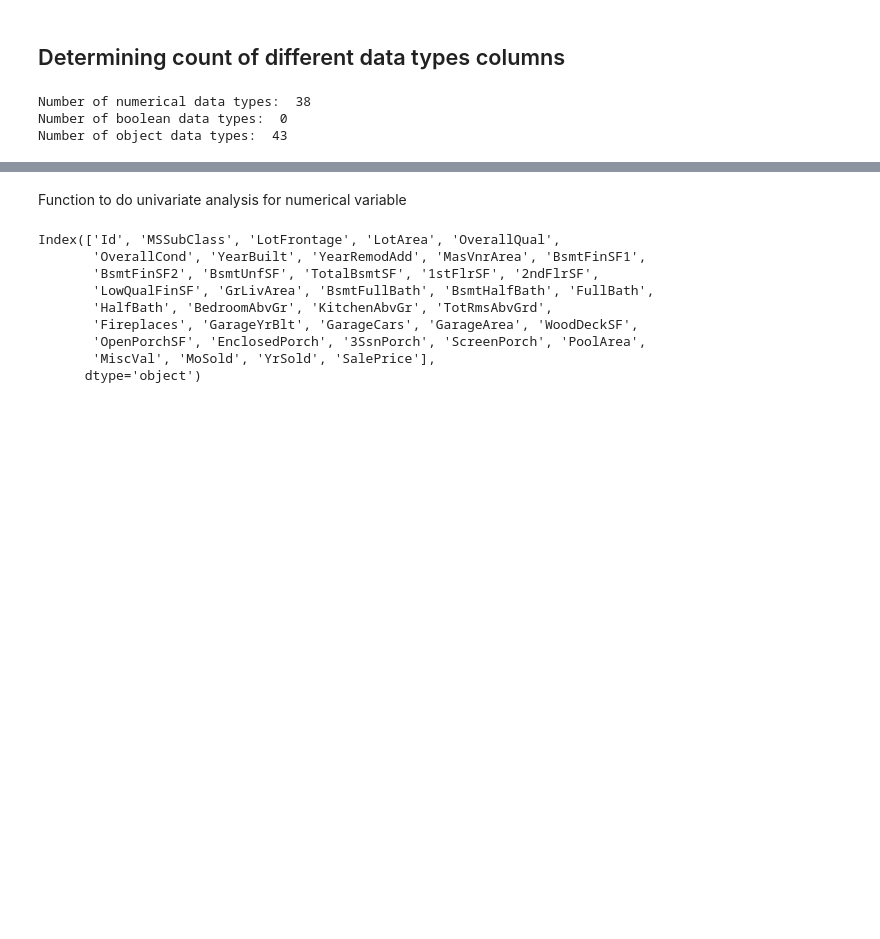
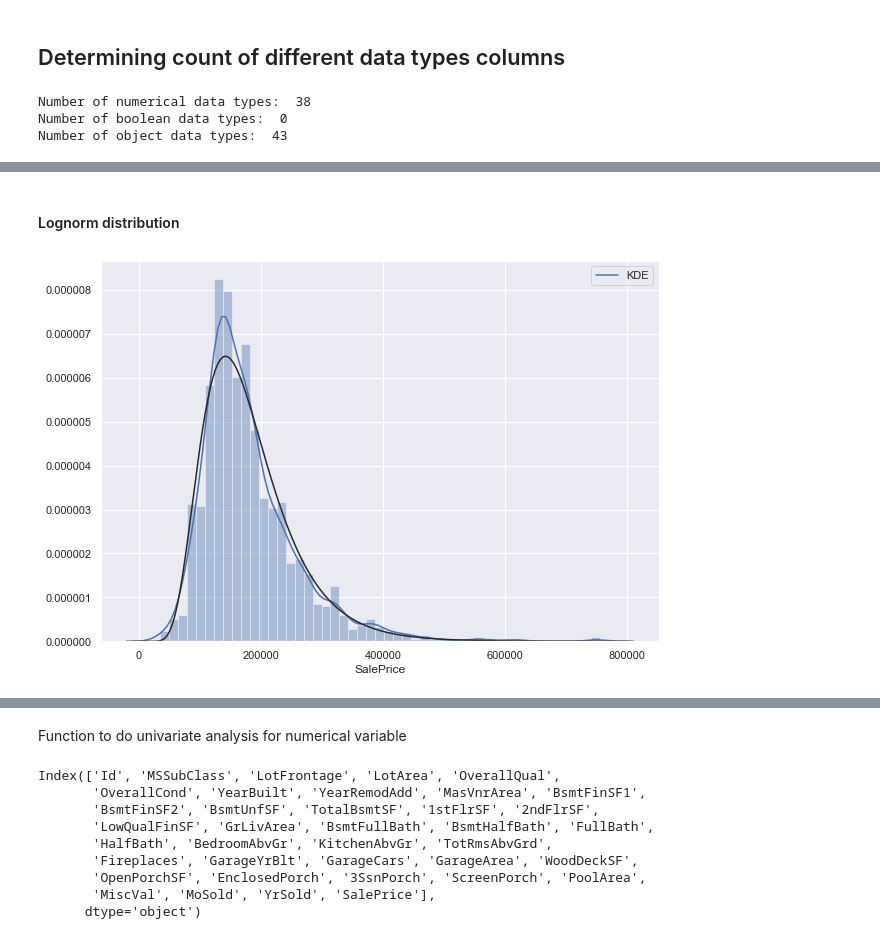
Before and after one commit to jeswingeorge/Kaggle-House-Prices-Prediction, a Jupyter notebook: 1.variable_id_univariate_analysis_new.ipynb, the cells around one changed output, grey strips where cells are left out. Saved outputs shown, nothing was run; the diff lists cells and outputs as text; code cells hidden in the pictures; blank space fills up the shorter version.

```diff
--- a/1.variable_id_univariate_analysis_new.ipynb
+++ b/1.variable_id_univariate_analysis_new.ipynb
@@ -71,0 +81,7 @@ Function to find the skewness and kurtosis
+# %% [markdown]
+#### Lognorm distribution
+# %%
+plt.figure(figsize=(10,7));
+sns.distplot(train['SalePrice'], kde = True, fit=lognorm, kde_kws = {"label":"KDE"});
+# %% [output]
+[figure, added]
```
Also changed, not shown: parts of 16 cells of this notebook, 5 other files.
